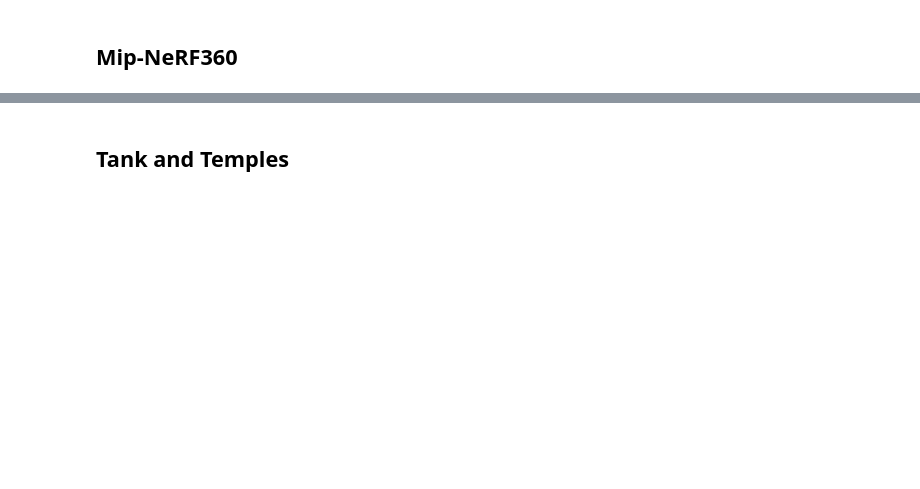
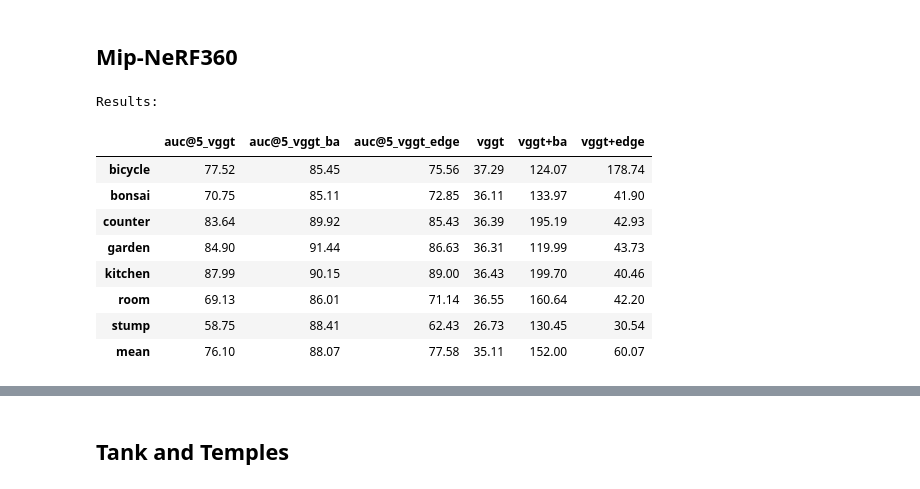
Before and after one commit to mattiadurso/EPO, a Jupyter notebook: benchmark.ipynb, the cells around one changed output, grey strips where cells are left out. Saved outputs shown, nothing was run; the diff lists cells and outputs as text; code cells hidden in the pictures; blank space fills up the shorter version.

```diff
--- a/benchmark.ipynb
+++ b/benchmark.ipynb
@@ -161 +40,16 @@ df = read_results(dataset, "sparse_150", models, fill_auc_nan_with_zeros=False)
+# %%
+thr = 5
+dataset = "mipnerf360"
+df = read_results(dataset, "sparse_150", models, thr=thr, fill_auc_nan_with_zeros=False)
+# %% [output]
+Results:
+|  | auc@5_vggt | auc@5_vggt_ba | auc@5_vggt_edge | vggt | vggt+ba | vggt+edge |
+| bicycle | 77.52 | 85.45 | 75.56 | 37.29 | 124.07 | 178.74 |
+| bonsai | 70.75 | 85.11 | 72.85 | 36.11 | 133.97 | 41.90 |
+| counter | 83.64 | 89.92 | 85.43 | 36.39 | 195.19 | 42.93 |
+| garden | 84.90 | 91.44 | 86.63 | 36.31 | 119.99 | 43.73 |
+| kitchen | 87.99 | 90.15 | 89.00 | 36.43 | 199.70 | 40.46 |
+| room | 69.13 | 86.01 | 71.14 | 36.55 | 160.64 | 42.20 |
+| stump | 58.75 | 88.41 | 62.43 | 26.73 | 130.45 | 30.54 |
+| mean | 76.10 | 88.07 | 77.58 | 35.11 | 152.00 | 60.07 |
 # %%
```
Also changed, not shown: parts of 34 cells of this notebook, 6 other files.
